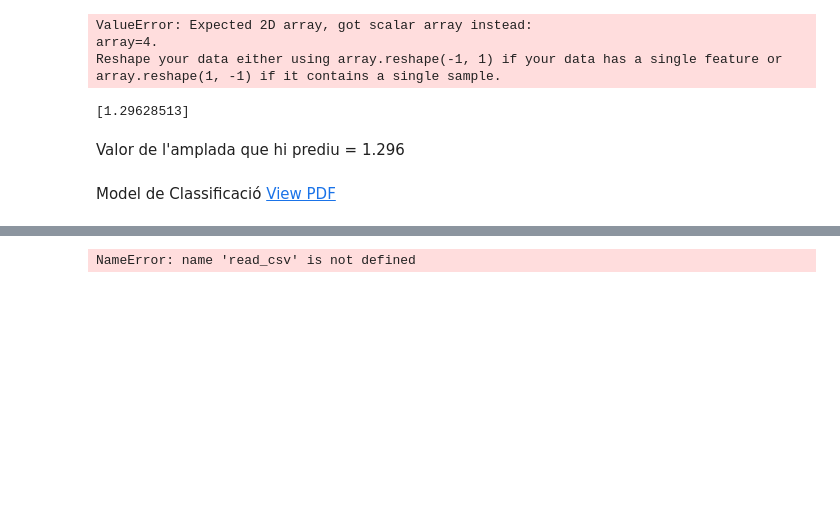
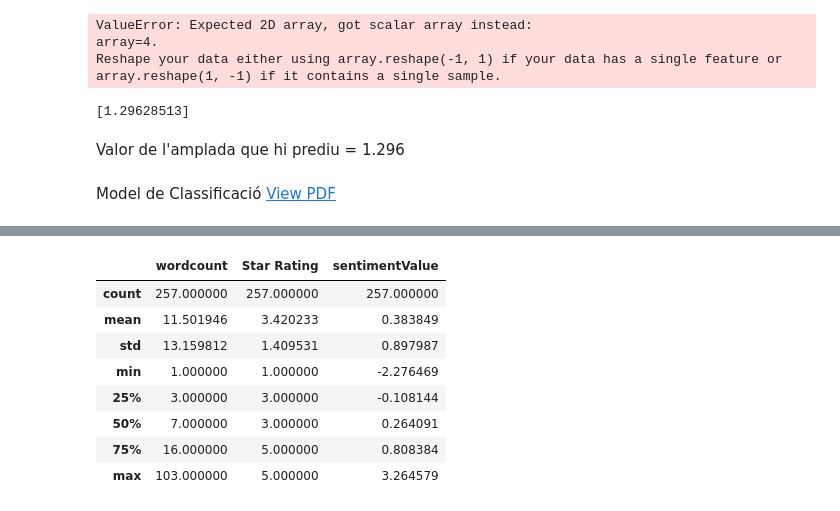
Before and after one commit to OYanez85/Introduccio_a_la_ciencia_de-Dades_Cibernarium, a Jupyter notebook: curs_233_2.3.ipynb, the cells around one changed output, grey strips where cells are left out. Cells and saved outputs as stored; diff of their text form; code cells hidden in the pictures; blank space fills up the shorter version.

```diff
--- a/curs_233_2.3.ipynb
+++ b/curs_233_2.3.ipynb
@@ -202,6 +202,16 @@ Model de Classificació [View PDF](https://github.com/OYanez85/Introduccio_a_la_
 ![image.png](attachment:image.png)
 # %%
 import pandas as pd
-df = read_csv('233_2.8_reviews_sentiment', sep=' ; ')
+df = pd.read_csv('233_2.8_reviews_sentiment.csv', sep=';')
-# %% [output]
-NameError: name 'read_csv' is not defined
+# %%
+df.describe()
+# %% [output]
+|  | wordcount | Star Rating | sentimentValue |
+| count | 257.000000 | 257.000000 | 257.000000 |
+| mean | 11.501946 | 3.420233 | 0.383849 |
+| std | 13.159812 | 1.409531 | 0.897987 |
+| min | 1.000000 | 1.000000 | -2.276469 |
+| 25% | 3.000000 | 3.000000 | -0.108144 |
+| 50% | 7.000000 | 3.000000 | 0.264091 |
+| 75% | 16.000000 | 5.000000 | 0.808384 |
+| max | 103.000000 | 5.000000 | 3.264579 |
```
Also changed, not shown: parts of 15 cells of this notebook.
